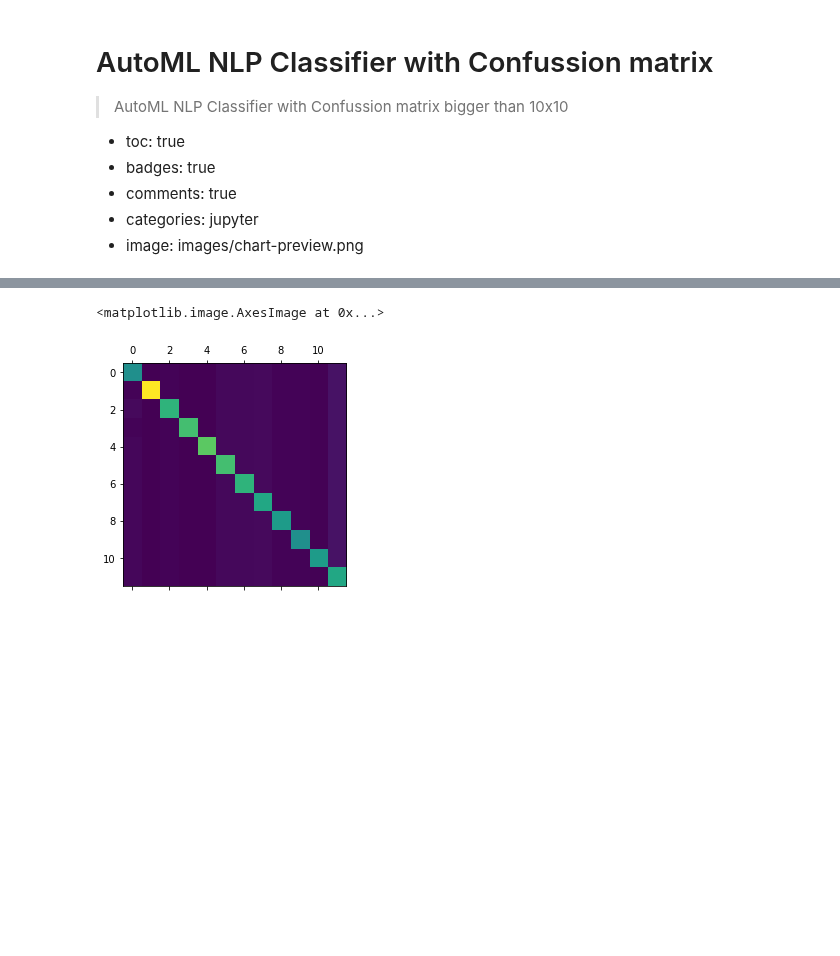
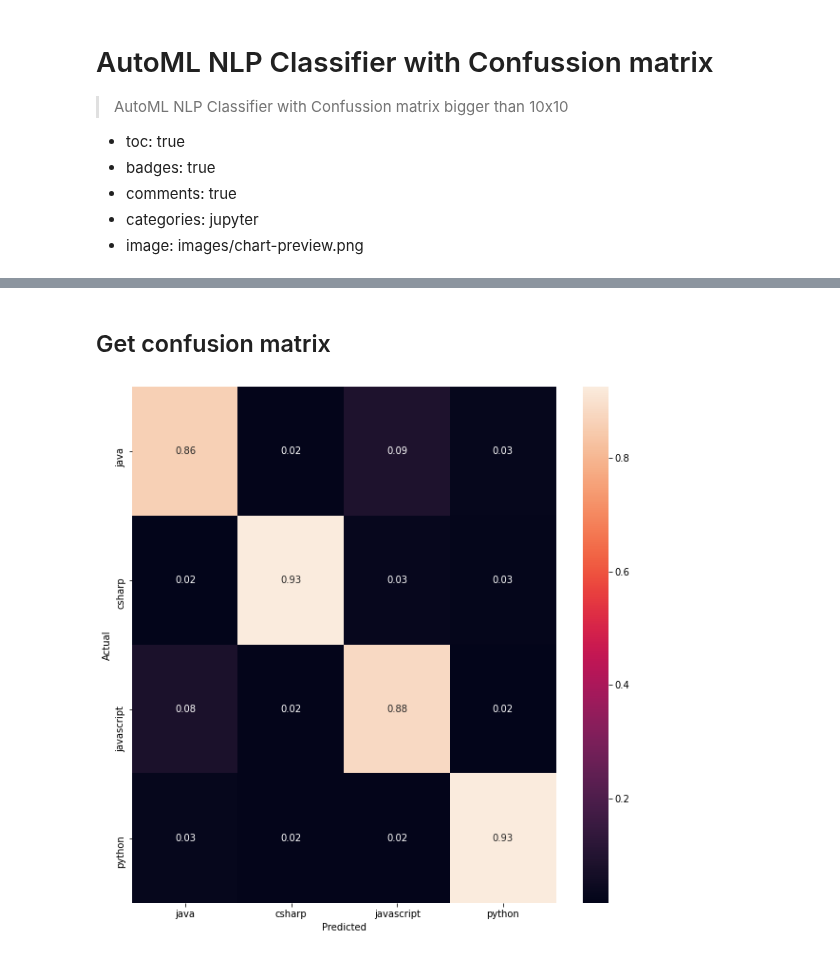
Before and after one commit to rafaelsf80/notebooks, a Jupyter notebook: _notebooks/2020-06-26-automl-nlp-classifier-with confussion-matrix.ipynb, the cells around one changed output, grey strips where cells are left out. Drawn from its saved outputs; the diff is of its cells as text; code cells hidden in the pictures; blank space fills up the shorter version.

Commit message:
confusion matrix notebook

```diff
--- a/_notebooks/2020-06-26-automl-nlp-classifier-with confussion-matrix.ipynb
+++ b/_notebooks/2020-06-26-automl-nlp-classifier-with confussion-matrix.ipynb
@@ -64,5 +61,11 @@ print(
     )
 )
 # %%
-# Download rsults. See first line for reference
-# !gsutil cat gs://stackoverflow-automl-nlp/prediction-stackoverflow_4labels_20200602-2020-06-29T08:49:31.326Z/text_classification_1.jsonl  | head -1
+# Download results from GCS. See first line for reference and modify URI accordingly
+result = !gsutil ls gs://stackoverflow-automl-nlp/prediction-stackoverflow_4labels_20200602-2020-06-29T08:49:31.326Z
+file_list = []
+
+for i in range(len(result)):
+    file = result[i]
+    !gsutil cp $file .
+    file_list.append( result[i].split('/')[4].strip() )
@@ -81 +159,3 @@ print(
+# %% [markdown]
+## Get confusion matrix
 # %%
@@ -101,7 +180,17 @@ conf_max_12x12=([[1000,     3,     24,    9,    10,   49,   49,   50,   26,   23
-# %%
-import matplotlib.pyplot as plt
-plt.rcParams["axes.grid"] = False
-plt.matshow(conf_max_12x12)
-# %% [output]
-<matplotlib.image.AxesImage at 0x...>
-[figure, removed]
+# %%
+#!pip3 install seaborn
+import matplotlib.pyplot as plt
+import numpy as np
+import seaborn as sns
+
+
+# Normalise and Plot
+target_names = ['java', 'csharp', 'javascript', 'python']
+cmn = matriz_de_confusion.astype('float') / matriz_de_confusion.sum(axis=1)[:, np.newaxis]
+fig, ax = plt.subplots(figsize=(10,10))
+sns.heatmap(cmn, annot=True, fmt='.2f', xticklabels=target_names, yticklabels=target_names)
+plt.ylabel('Actual')
+plt.xlabel('Predicted')
+plt.show(block=False)
+# %% [output]
+[figure, added]
```
Also changed, not shown: parts of 12 cells of this notebook, 2 other files.
